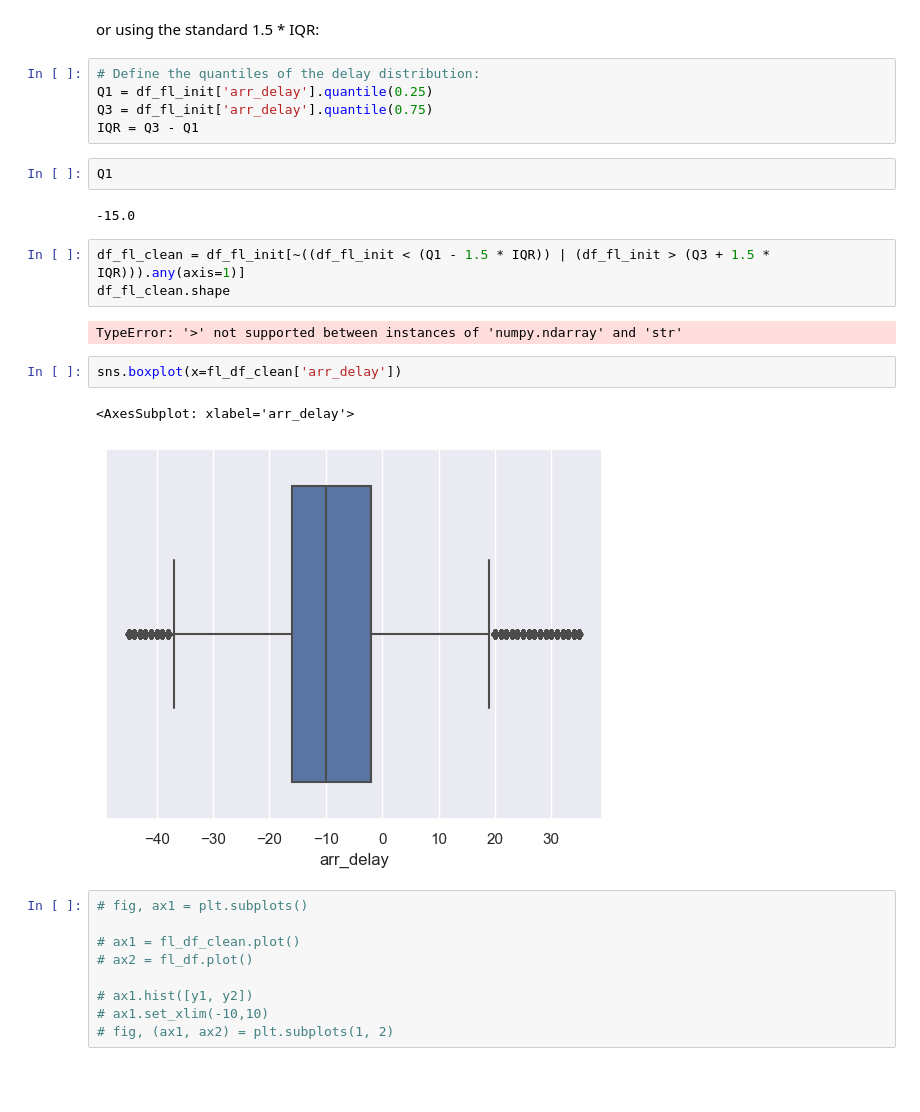
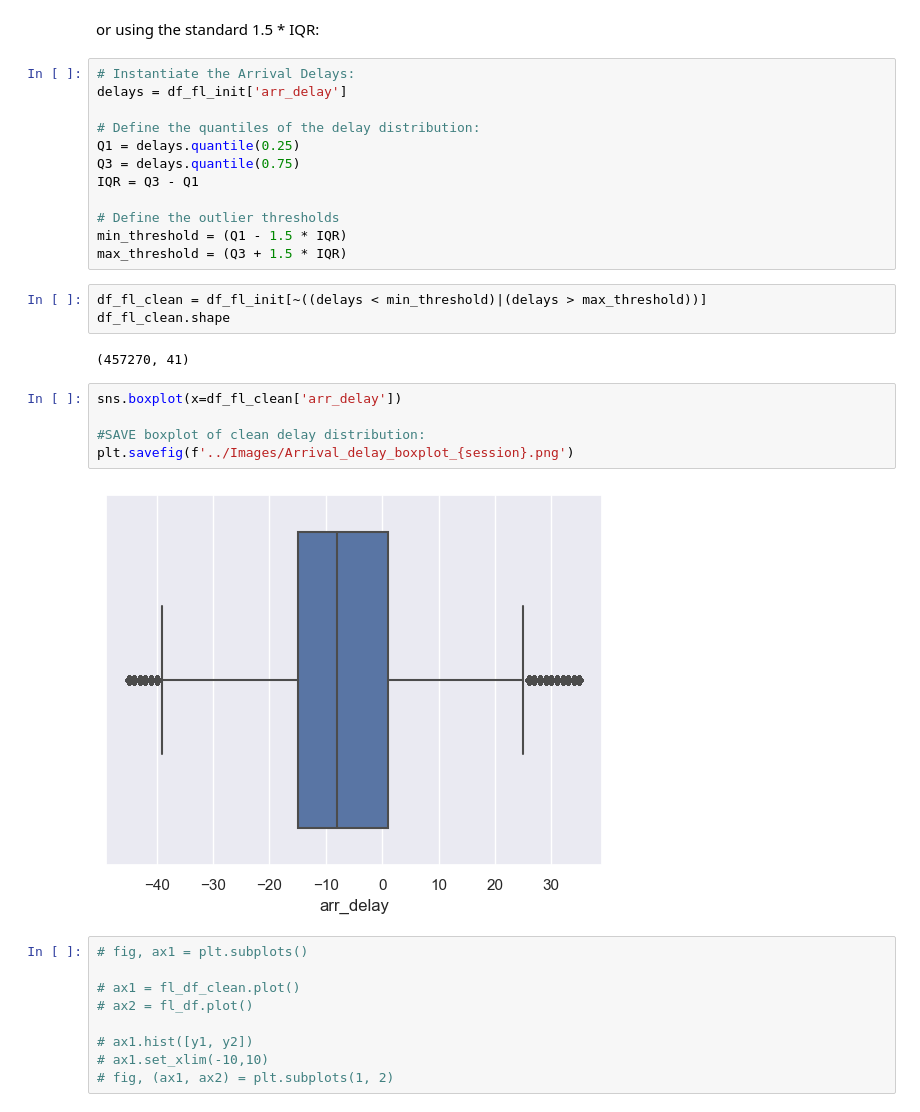
Before and after one commit to jdormaar/Flight-Delays, a Jupyter notebook: Workbook/exploratory_analysis.ipynb, the cells around one changed output. Drawn from its saved outputs; the diff is of its cells as text; blank space fills up the shorter version.

```diff
--- a/Workbook/exploratory_analysis.ipynb
+++ b/Workbook/exploratory_analysis.ipynb
@@ -405,24 +405,29 @@ Manually chosen outlier range limits:
 # %% [markdown]
 or using the standard 1.5 * IQR:
 # %%
+# Instantiate the Arrival Delays:
+delays = df_fl_init['arr_delay']
+
 # Define the quantiles of the delay distribution:
-Q1 = df_fl_init['arr_delay'].quantile(0.25)
-Q3 = df_fl_init['arr_delay'].quantile(0.75)
+Q1 = delays.quantile(0.25)
+Q3 = delays.quantile(0.75)
 IQR = Q3 - Q1
+
+# Define the outlier thresholds
+min_threshold = (Q1 - 1.5 * IQR)
+max_threshold = (Q3 + 1.5 * IQR)
-# %%
-Q1
-# %% [output]
--15.0
-# %%
-df_fl_clean = df_fl_init[~((df_fl_init < (Q1 - 1.5 * IQR)) | (df_fl_init > (Q3 + 1.5 * IQR))).any(axis=1)]
-df_fl_clean.shape
-# %% [output]
-TypeError: '>' not supported between instances of 'numpy.ndarray' and 'str'
-# %%
-sns.boxplot(x=fl_df_clean['arr_delay'])
-# %% [output]
-<AxesSubplot: xlabel='arr_delay'>
-[figure, removed]
+# %%
+df_fl_clean = df_fl_init[~((delays < min_threshold)|(delays > max_threshold))]
+df_fl_clean.shape
+# %% [output]
+(457270, 41)
+# %%
+sns.boxplot(x=df_fl_clean['arr_delay'])
+
+#SAVE boxplot of clean delay distribution:
+plt.savefig(f'../Images/Arrival_delay_boxplot_{session}.png')
+# %% [output]
+[figure, added]
 # %%
 # fig, ax1 = plt.subplots()
 
```
Also changed, not shown: parts of 12 cells of this notebook.
